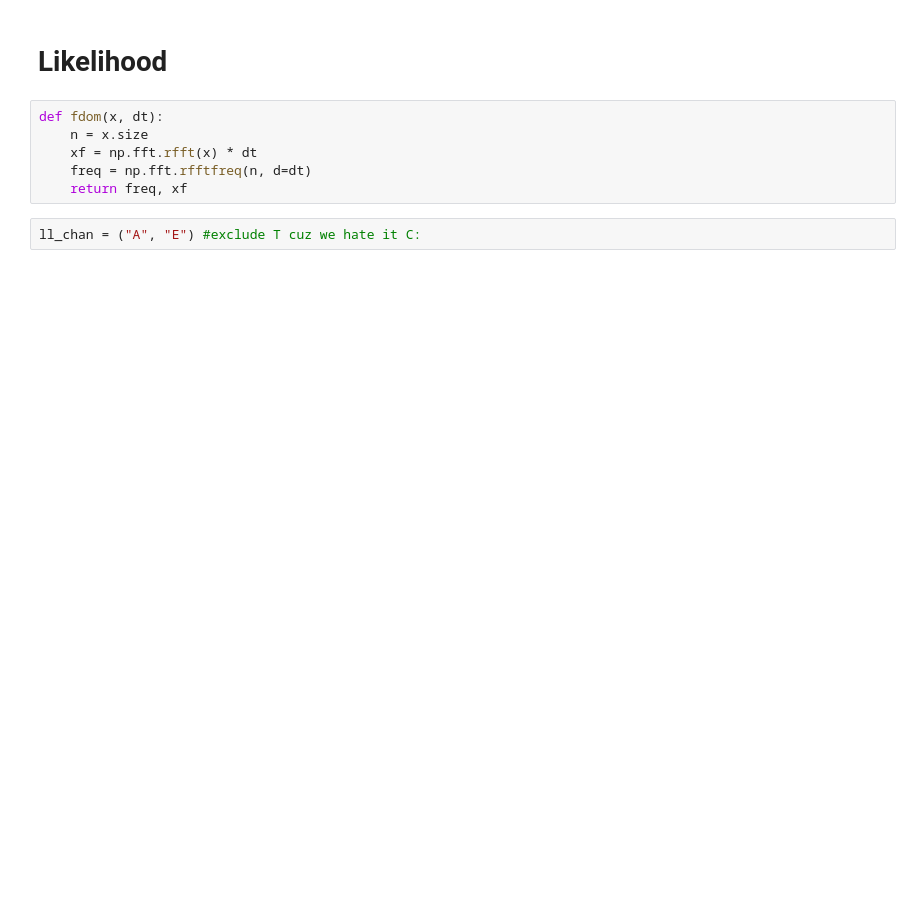
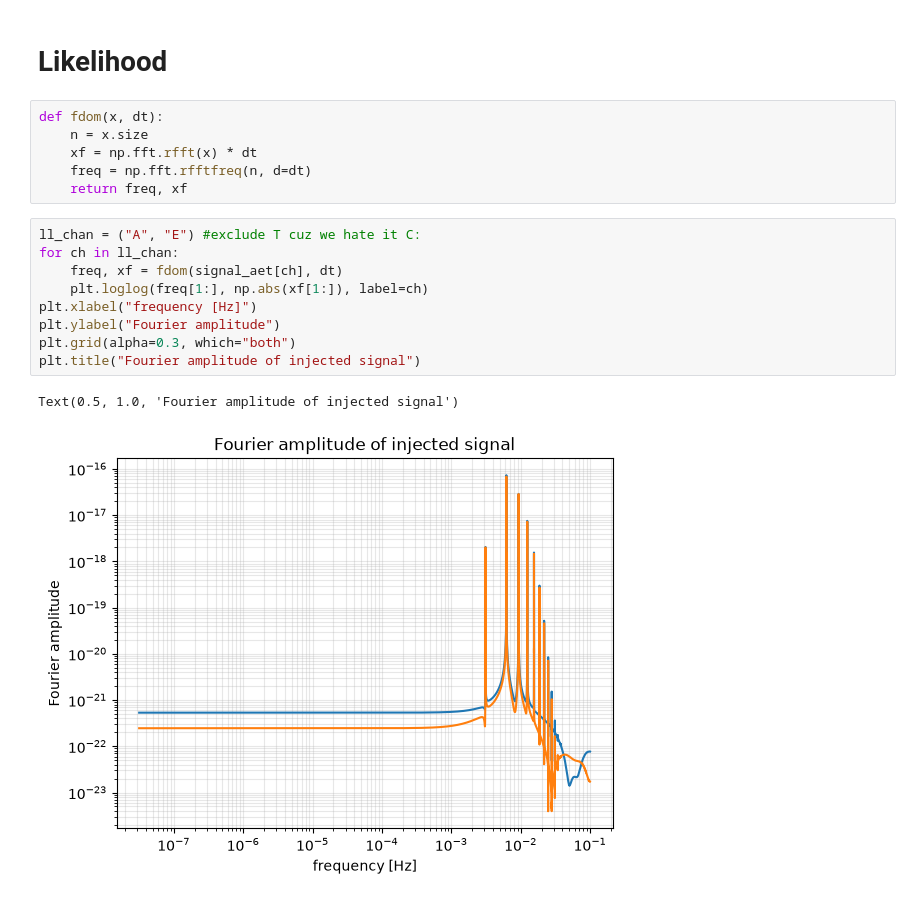
Before and after one commit to verasha/eGB-multi, a Jupyter notebook: notebooks/hmcnc_rec.ipynb, the cells around one changed output. Drawn from its saved outputs; the diff is of its cells as text; blank space fills up the shorter version.

```diff
--- a/notebooks/hmcnc_rec.ipynb
+++ b/notebooks/hmcnc_rec.ipynb
@@ -115,3 +115,13 @@ def fdom(x, dt):
     return freq, xf
 # %%
 ll_chan = ("A", "E") #exclude T cuz we hate it C:
+for ch in ll_chan:
+    freq, xf = fdom(signal_aet[ch], dt)
+    plt.loglog(freq[1:], np.abs(xf[1:]), label=ch)
+plt.xlabel("frequency [Hz]")
+plt.ylabel("Fourier amplitude")
+plt.grid(alpha=0.3, which="both")
+plt.title("Fourier amplitude of injected signal")
+# %% [output]
+Text(0.5, 1.0, 'Fourier amplitude of injected signal')
+[figure, added]
```
Also changed, not shown: parts of 3 cells of this notebook, 1 other file.
